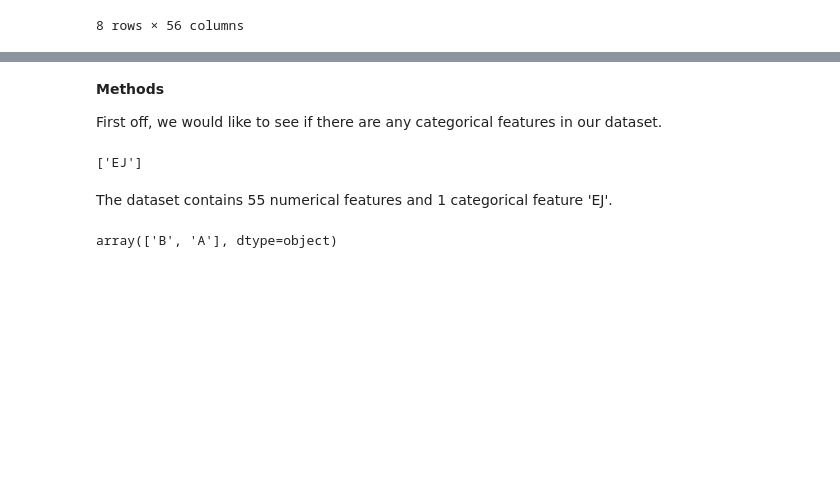
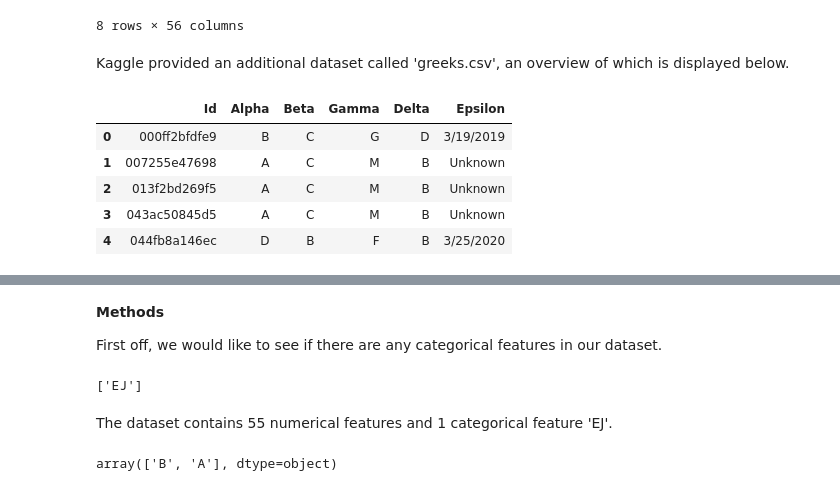
Before and after one commit to AdamChen2003/ICR-kaggle, a Jupyter notebook: notebook.ipynb, the cells around one changed output, grey strips where cells are left out. Cells and saved outputs as stored; diff of their text form; code cells hidden in the pictures; blank space fills up the shorter version.

```diff
--- a/notebook.ipynb
+++ b/notebook.ipynb
@@ -43,3 +43,15 @@ data.describe()
 | 75% | 0.559763 | 4361.637390 | 113.739540 | 39.139886 | 8.138688 | 6.431634 | 0.036845 | 12.969516 | 5.081244 | 6035.885700 | ... | ... |
 | max | 6.161666 | 28688.187660 | 1910.123198 | 630.518230 | 178.943634 | 38.270880 | 10.315851 | 38.971568 | 1463.693448 | 53060.599240 | ... | ... |
 8 rows × 56 columns
+# %% [markdown]
+Kaggle provided an additional dataset called 'greeks.csv', an overview of which is displayed below.
+# %%
+greeks = pd.read_csv('datasets/greeks.csv')
+greeks.head()
+# %% [output]
+|  | Id | Alpha | Beta | Gamma | Delta | Epsilon |
+| 0 | 000ff2bfdfe9 | B | C | G | D | 3/19/2019 |
+| 1 | 007255e47698 | A | C | M | B | Unknown |
+| 2 | 013f2bd269f5 | A | C | M | B | Unknown |
+| 3 | 043ac50845d5 | A | C | M | B | Unknown |
+| 4 | 044fb8a146ec | D | B | F | B | 3/25/2020 |
```
Also changed, not shown: parts of 9 cells of this notebook, 1 other file.
